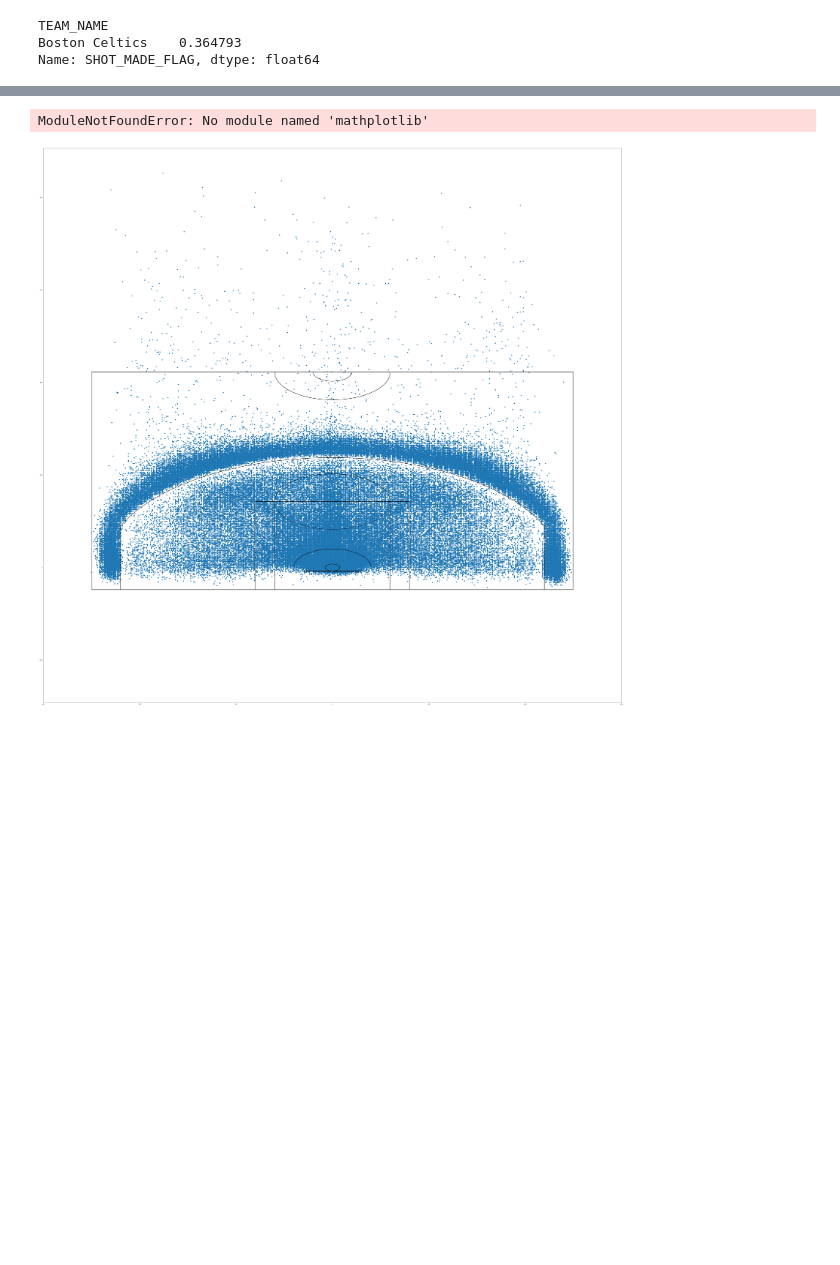
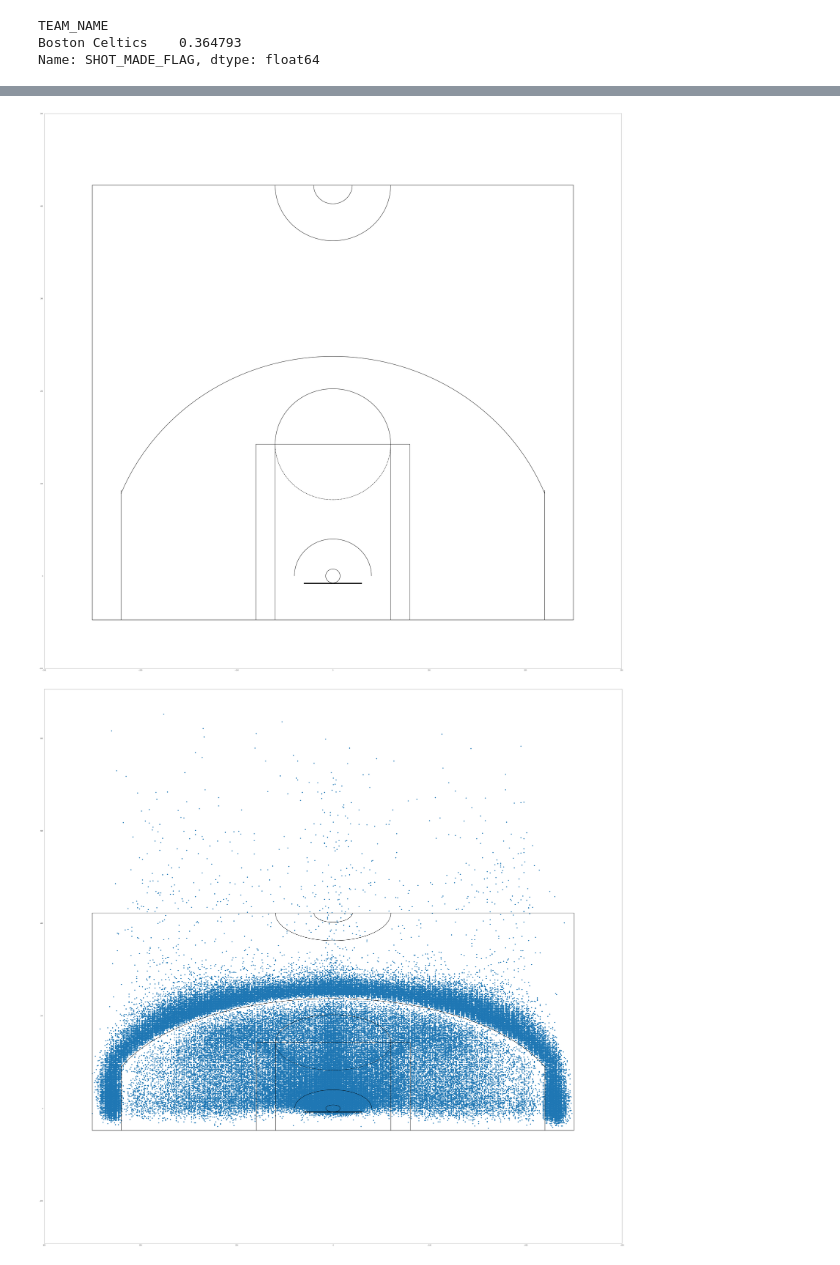
Before and after one commit to JonasBrichzin/nba_shot_tracking_1.1, a Jupyter notebook: import_data.ipynb, the cells around one changed output, grey strips where cells are left out. Cells and saved outputs as stored; diff of their text form; code cells hidden in the pictures; blank space fills up the shorter version.

```diff
--- a/import_data.ipynb
+++ b/import_data.ipynb
@@ -198,5 +180,0 @@ db.head()
-# %%
-import mathplotlib.pyplot as plt
-db['SHOT_MADE_FLAG'].plot()
-# %% [output]
-ModuleNotFoundError: No module named 'mathplotlib'
@@ -203,3 +251,11 @@ ModuleNotFoundError: No module named 'mathplotlib'
+# %%
+plt.figure(figsize=(70,69))
+draw_court(outer_lines=True)
+plt.xlim(-300,300)
+plt.ylim(-100,500)
+plt.show()
+# %% [output]
+[figure, added]
 # %%
 plt.figure(figsize=(70,69))
 plt.scatter(db.LOC_X, db.LOC_Y)
```
Also changed, not shown: parts of 9 cells of this notebook, 1 other file.
